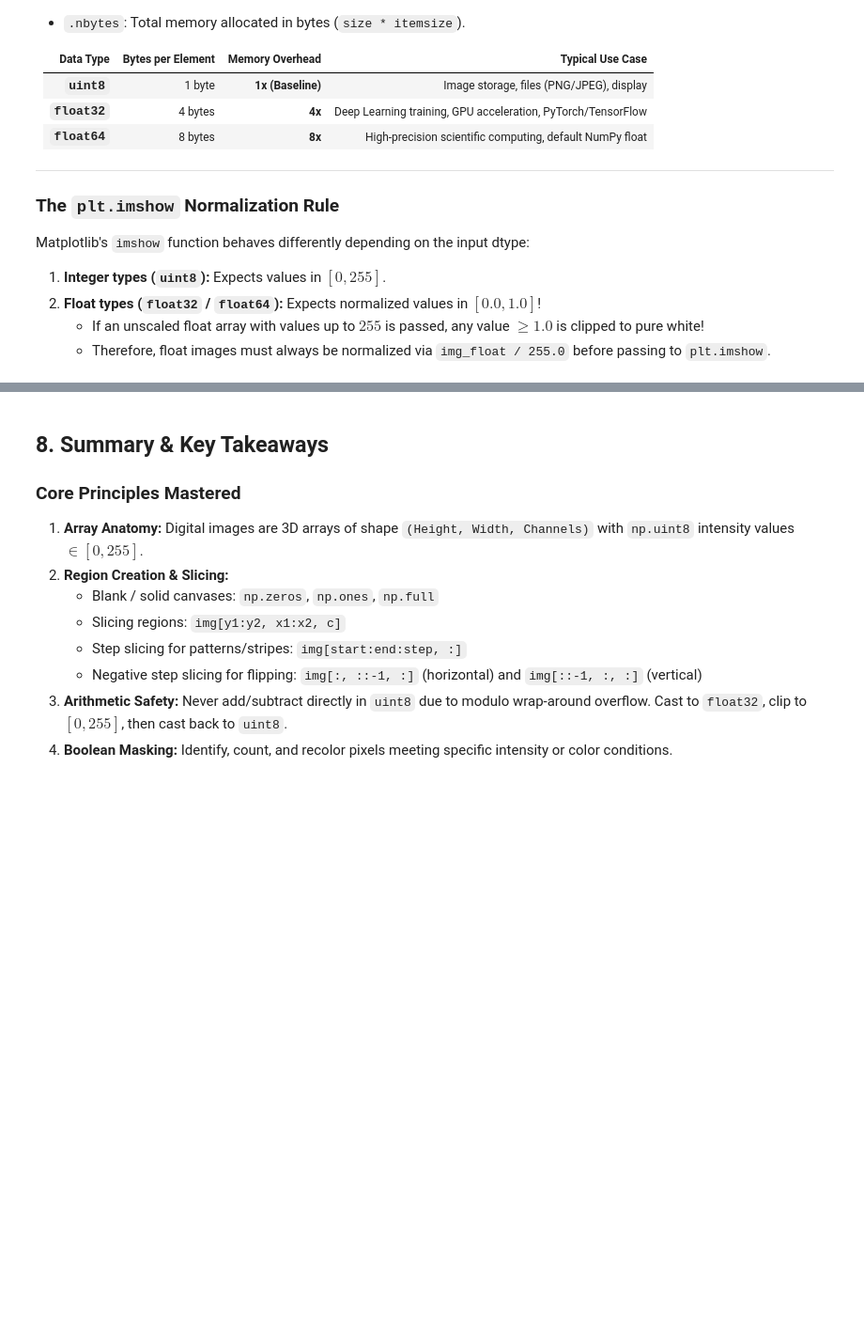
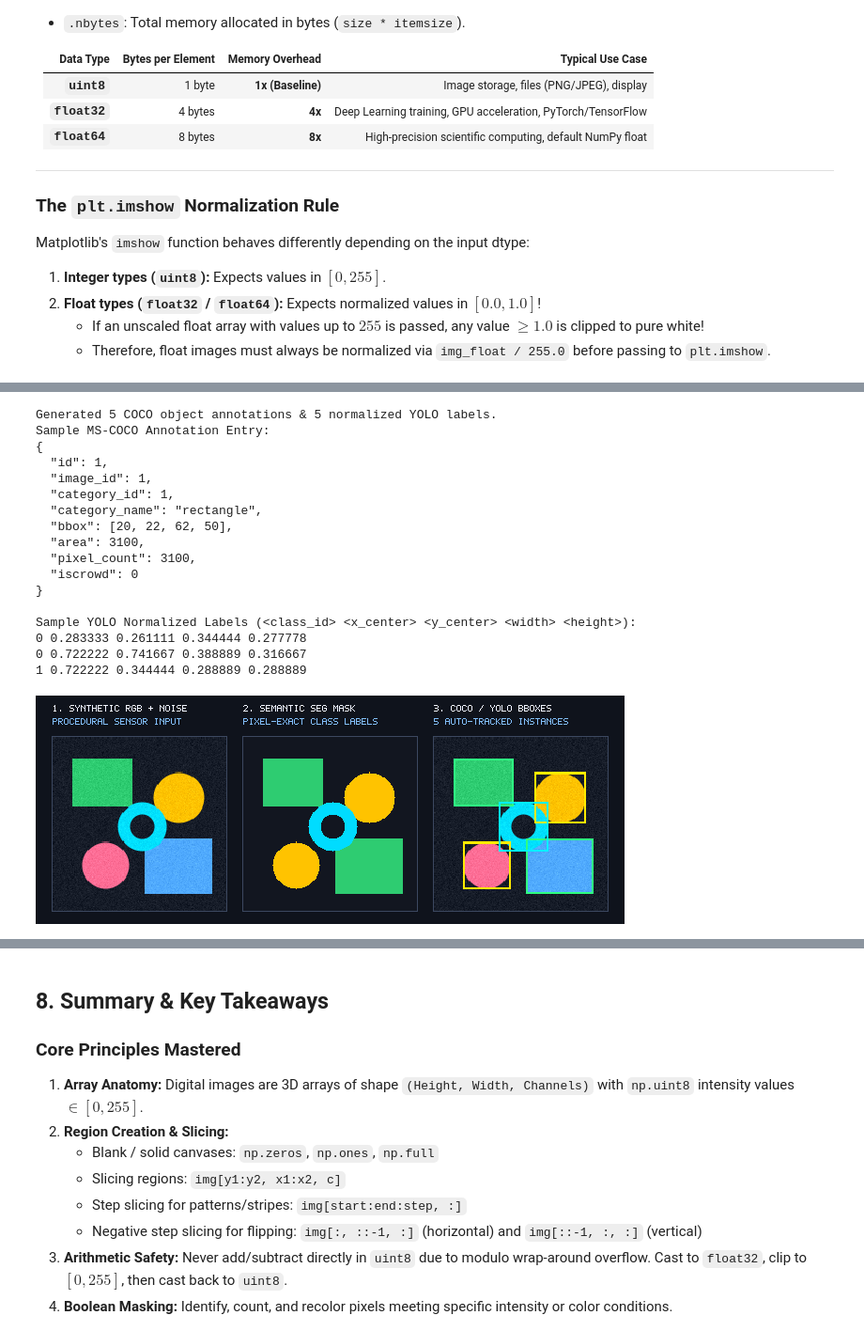
Before and after one commit to di0206-innovator/Synthetic-Image-Generation, a Jupyter notebook: ImageGenerator.ipynb, the cells around one changed output, grey strips where cells are left out. Shown at 94% size. Saved outputs shown, nothing was run; the diff lists cells and outputs as text; code cells hidden in the pictures; blank space fills up the shorter version.

```diff
--- a/ImageGenerator.ipynb
+++ b/ImageGenerator.ipynb
@@ -570,0 +499,28 @@ Successfully processed Sample_128x128.png with NumPy!
+# %%
+cv_gen = build_preset('cv_dataset', height=320, width=320, seed=108)
+cv_img      = cv_gen.get_image()
+cv_mask_rgb = cv_gen.get_colorized_mask()
+cv_bbox_img = cv_gen.render_annotations_overlay(thickness=2)
+coco_dict   = cv_gen.export_coco_annotations()
+yolo_lines  = cv_gen.export_yolo_annotations()
+
+print(f'Generated {len(coco_dict["annotations"])} COCO object annotations & {len(yolo_lines)} normalized YOLO labels.')
+# %% [output]
+Generated 5 COCO object annotations & 5 normalized YOLO labels.
+Sample MS-COCO Annotation Entry:
+{
+  "id": 1,
+  "image_id": 1,
+  "category_id": 1,
+  "category_name": "rectangle",
+  "bbox": [20, 22, 62, 50],
+  "area": 3100,
+  "pixel_count": 3100,
+  "iscrowd": 0
+}
+
+Sample YOLO Normalized Labels (<class_id> <x_center> <y_center> <width> <height>):
+0 0.283333 0.261111 0.344444 0.277778
+0 0.722222 0.741667 0.388889 0.316667
+1 0.722222 0.344444 0.288889 0.288889
+[figure, added]
```
Also changed, not shown: parts of 14 cells of this notebook, 17 other files.
